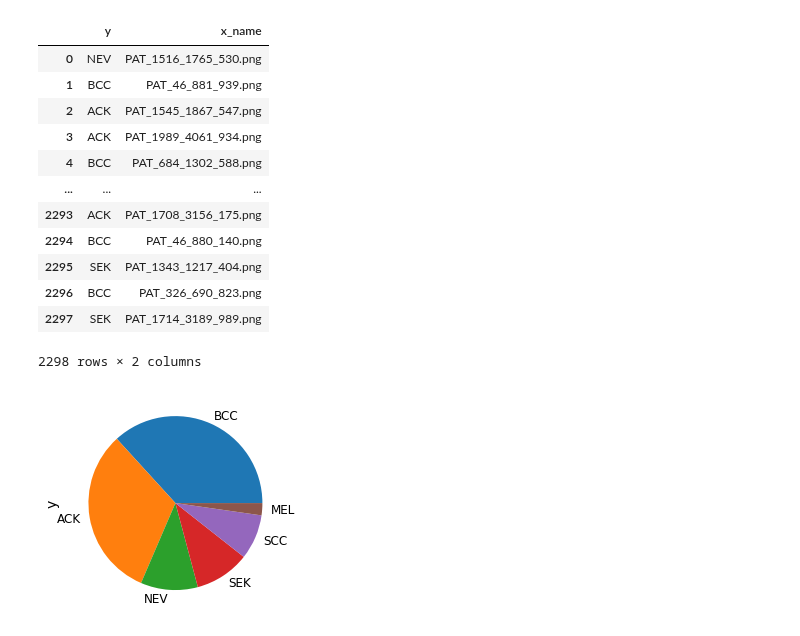
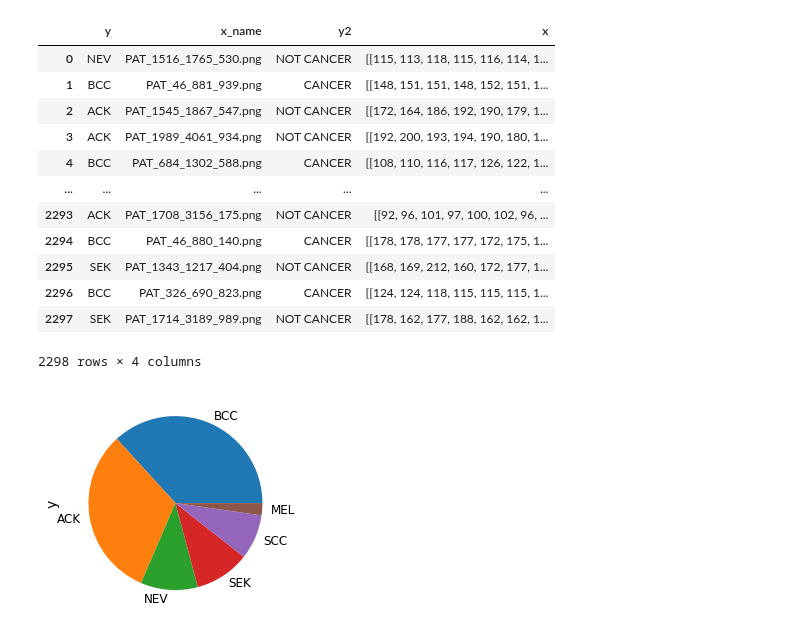
Before and after one commit to CEDipEngineering/ComputerAidedSkinCancerIdentificationAndDiagnosis, a Jupyter notebook: experiments/dip/cnn.ipynb, the cells around one changed output. Cells and saved outputs as stored; diff of their text form; code cells hidden in the pictures.

```diff
--- a/experiments/dip/cnn.ipynb
+++ b/experiments/dip/cnn.ipynb
@@ -17,17 +37,0 @@ from tensorflow import keras
-# %%
-df = pd.read_csv("../../data/metadata.csv")[["diagnostic", "img_id"]].rename({"diagnostic": "y", "img_id":"x_name"}, axis=1)
-df
-# %% [output]
-|  | y | x_name |
-| 0 | NEV | PAT_1516_1765_530.png |
-| 1 | BCC | PAT_46_881_939.png |
-| 2 | ACK | PAT_1545_1867_547.png |
-| 3 | ACK | PAT_1989_4061_934.png |
-| 4 | BCC | PAT_684_1302_588.png |
-| ... | ... | ... |
-| 2293 | ACK | PAT_1708_3156_175.png |
-| 2294 | BCC | PAT_46_880_140.png |
-| 2295 | SEK | PAT_1343_1217_404.png |
-| 2296 | BCC | PAT_326_690_823.png |
-| 2297 | SEK | PAT_1714_3189_989.png |
-2298 rows × 2 columns
@@ -34,3 +91,29 @@ df
+# %%
+LOAD_DB = False
+if LOAD_DB:
+    df = pd.read_csv("../../data/metadata.csv")[["diagnostic", "img_id"]].rename({"diagnostic": "y", "img_id":"x_name"}, axis=1)
+    df["y2"] = df["y"].apply(lambda x:"CANCER" if x in ["MEL", "BCC", "SCC"] else "NOT CANCER") #Separate Cancer from Not-Cancer
+    df["x"] = df["x_name"].apply(process_image)
+    with open("db_cache.pickle", "wb") as fl:
+        pk.dump(df, fl)
+else:
+    with open("db_cache.pickle", "rb") as fl:
+        df = pk.load(fl)
+df
+# %% [output]
+|  | y | x_name | y2 | x |
+| 0 | NEV | PAT_1516_1765_530.png | NOT CANCER | [[115, 113, 118, 115, 116, 114, 1... |
+| 1 | BCC | PAT_46_881_939.png | CANCER | [[148, 151, 151, 148, 152, 151, 1... |
+| 2 | ACK | PAT_1545_1867_547.png | NOT CANCER | [[172, 164, 186, 192, 190, 179, 1... |
+| 3 | ACK | PAT_1989_4061_934.png | NOT CANCER | [[192, 200, 193, 194, 190, 180, 1... |
+| 4 | BCC | PAT_684_1302_588.png | CANCER | [[108, 110, 116, 117, 126, 122, 1... |
+| ... | ... | ... | ... | ... |
+| 2293 | ACK | PAT_1708_3156_175.png | NOT CANCER | [[92, 96, 101, 97, 100, 102, 96, ... |
+| 2294 | BCC | PAT_46_880_140.png | CANCER | [[178, 178, 177, 177, 172, 175, 1... |
+| 2295 | SEK | PAT_1343_1217_404.png | NOT CANCER | [[168, 169, 212, 160, 172, 177, 1... |
+| 2296 | BCC | PAT_326_690_823.png | CANCER | [[124, 124, 118, 115, 115, 115, 1... |
+| 2297 | SEK | PAT_1714_3189_989.png | NOT CANCER | [[178, 162, 177, 188, 162, 162, 1... |
+2298 rows × 4 columns
 # %%
 df["y"].value_counts().plot.pie();
 # %% [output]
```
Also changed, not shown: parts of 12 cells of this notebook, 3 other files.
